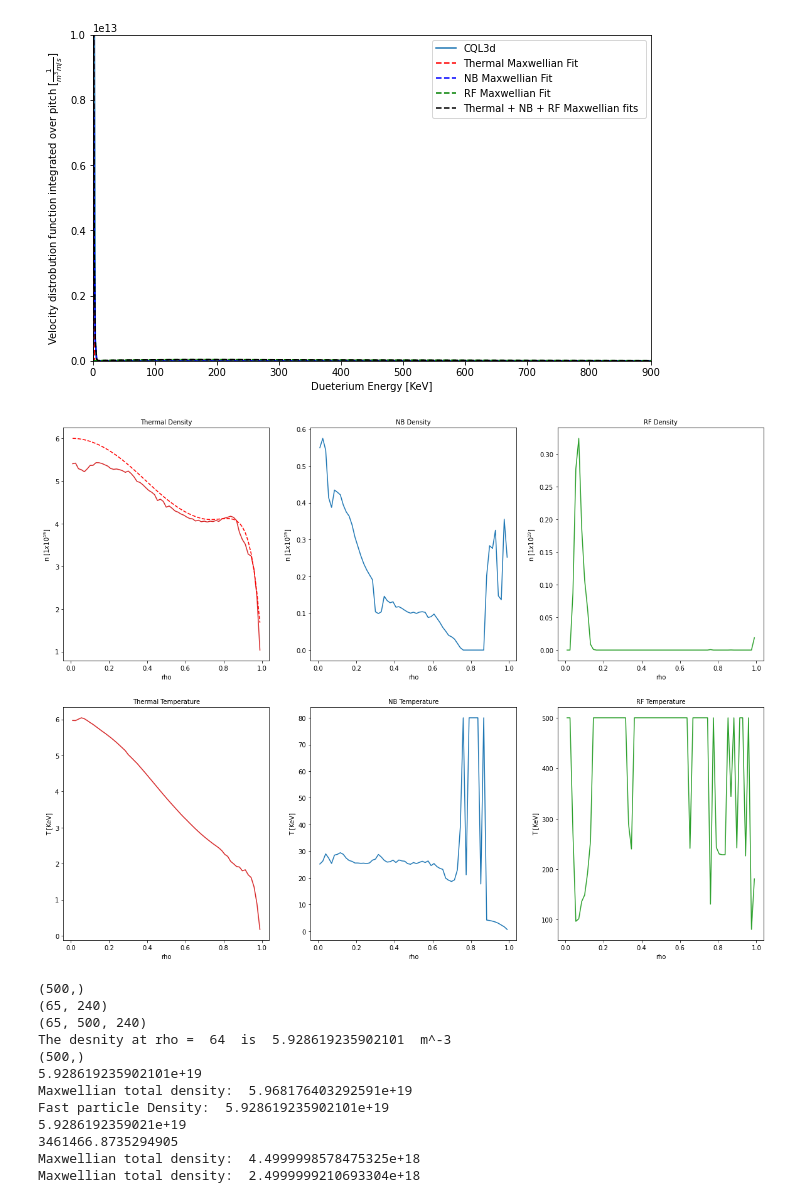
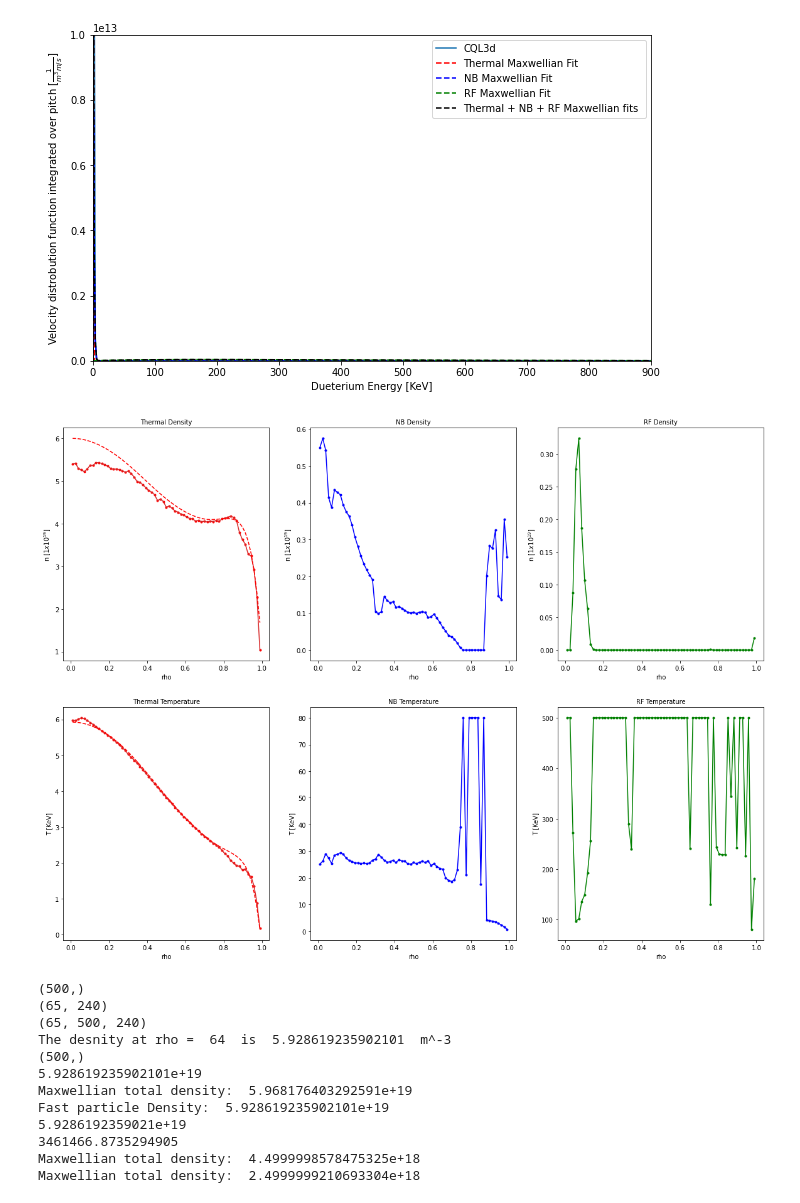
Before and after one commit to vandelij/genray_cql3d_plots, a Jupyter notebook: shots/147634/scan_beam_and_RF/beam_5_RF_testing/make_distrobution.ipynb, the cells around one changed output. Saved outputs shown, nothing was run; the diff lists cells and outputs as text; code cells hidden in the pictures.

```diff
--- a/shots/147634/scan_beam_and_RF/beam_5_RF_testing/make_distrobution.ipynb
+++ b/shots/147634/scan_beam_and_RF/beam_5_RF_testing/make_distrobution.ipynb
@@ -401,44 +401,51 @@ Maxwellian total density:  1.884115742486177e+17
 # plot the thermal, neutral beam, and RF density and temperature
 fig, axs = plt.subplots(2, 3, figsize=(20, 15))
 axs[0, 0].plot(rho, nth_array, 'tab:red')
+axs[0, 0].scatter(rho, nth_array, color='red', marker='.')
 axs[0, 0].plot(rho, genray_density/1e19, color='red', linestyle='--')
 axs[0, 0].set_title('Thermal Density')
 axs[0, 0].set_xlabel('rho')
 axs[0, 0].set_ylabel(r'n $[1x10^{19}]$')
 
 axs[1, 0].plot(rho, Tth_array, 'tab:red')
+axs[1, 0].scatter(rho, Tth_array, color='red', marker='.')
+axs[1, 0].plot(rho, genray_temps, color='red', linestyle='--')
 axs[1, 0].set_title('Thermal Temperature')
 axs[1, 0].set_xlabel('rho')
 axs[1, 0].set_ylabel('T [KeV]')
 
-axs[0, 1].plot(rho, nNB_array, 'tab:blue')
+axs[0, 1].plot(rho, nNB_array, color='blue')
+axs[0, 1].scatter(rho, nNB_array, color='blue', marker='.')
 axs[0, 1].set_title('NB Density')
 axs[0, 1].set_xlabel('rho')
 axs[0, 1].set_ylabel(r'n $[1x10^{19}]$')
 
-axs[1, 1].plot(rho, TNB_array, 'tab:blue')
+axs[1, 1].plot(rho, TNB_array, color='blue')
+axs[1, 1].scatter(rho, TNB_array, color='blue', marker='.')
 axs[1, 1].set_title('NB Temperature')
 axs[1, 1].set_xlabel('rho')
 axs[1, 1].set_ylabel('T [KeV]')
 
-axs[0, 2].plot(rho, nRF_array, 'tab:green')
+axs[0, 2].plot(rho, nRF_array, color='green')
+axs[0, 2].scatter(rho, nRF_array, color='green', marker='.')
 axs[0, 2].set_title('RF Density')
 axs[0, 2].set_xlabel('rho')
 axs[0, 2].set_ylabel(r'n $[1x10^{19}]$')
 
-axs[1, 2].plot(rho, TRF_array, 'tab:green')
+axs[1, 2].plot(rho, TRF_array, color='green')
+axs[1, 2].scatter(rho, TRF_array, color='green', marker='.')
 axs[1, 2].set_title('RF Temperature')
 axs[1, 2].set_xlabel('rho')
 axs[1, 2].set_ylabel('T [KeV]')
 plt.show()
 # for ax in axs.flat:
 #     ax.set(xlabel='x-label', ylabel='y-label')
 
 # # Hide x labels and tick labels for top plots and y ticks for right plots.
 # for ax in axs.flat:
 #     ax.label_outer()
 # %% [output]
-[figure, old version]
+[figure, new version]
 # %%
 #------------------------------
 # Not really used
```
